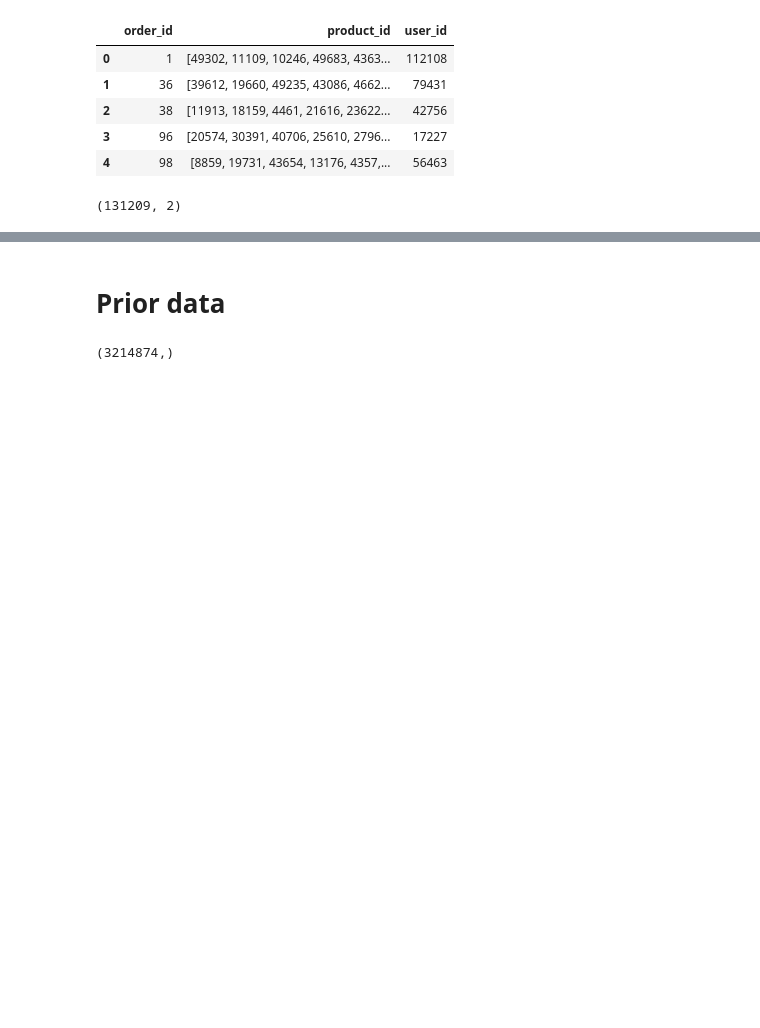
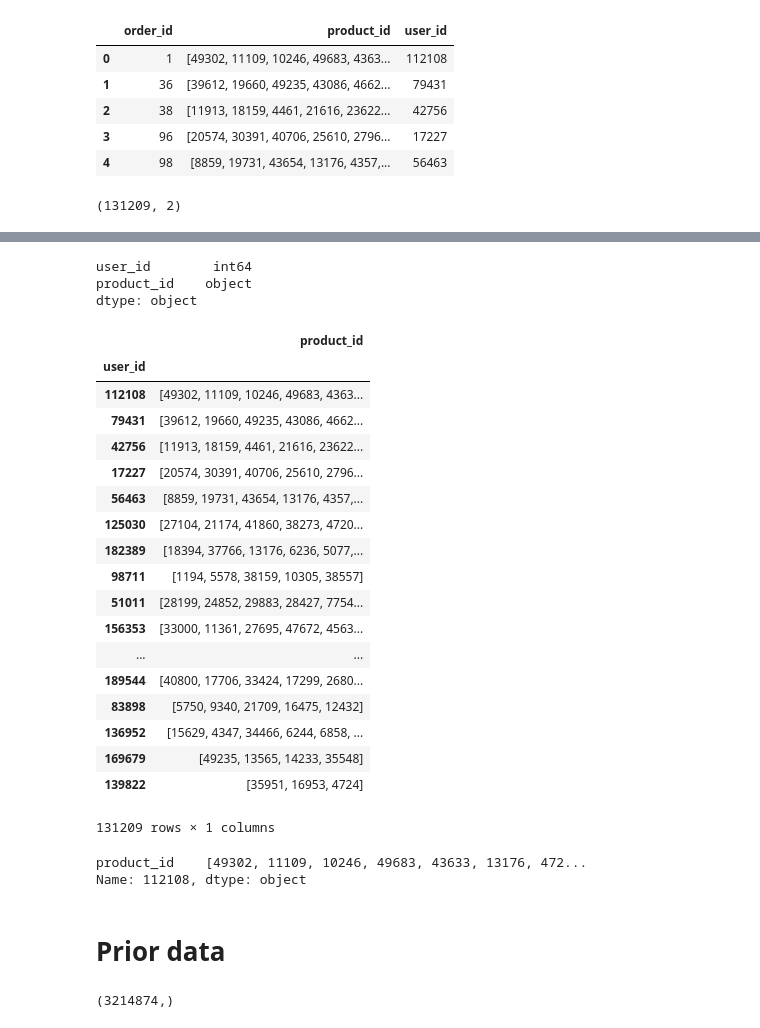
Before and after one commit to paw-lu/Instacart-data, a Jupyter notebook: Recommender/SVD-v2.ipynb, the cells around one changed output, grey strips where cells are left out. Cells and saved outputs as stored; diff of their text form; code cells hidden in the pictures; blank space fills up the shorter version.

```diff
--- a/Recommender/SVD-v2.ipynb
+++ b/Recommender/SVD-v2.ipynb
@@ -80,3 +82,38 @@ user_products__train.shape
+# %%
+user_products__train.dtypes
+# %% [output]
+user_id        int64
+product_id    object
+dtype: object
+# %%
+user_products__train.set_index('user_id', inplace=True)
+# %%
+user_products__train
+# %% [output]
+|  | product_id |
+| user_id |  |
+| 112108 | [49302, 11109, 10246, 49683, 4363... |
+| 79431 | [39612, 19660, 49235, 43086, 4662... |
+| 42756 | [11913, 18159, 4461, 21616, 23622... |
+| 17227 | [20574, 30391, 40706, 25610, 2796... |
+| 56463 | [8859, 19731, 43654, 13176, 4357,... |
+| 125030 | [27104, 21174, 41860, 38273, 4720... |
+| 182389 | [18394, 37766, 13176, 6236, 5077,... |
+| 98711 | [1194, 5578, 38159, 10305, 38557] |
+| 51011 | [28199, 24852, 29883, 28427, 7754... |
+| 156353 | [33000, 11361, 27695, 47672, 4563... |
+| ... | ... |
+| 189544 | [40800, 17706, 33424, 17299, 2680... |
+| 83898 | [5750, 9340, 21709, 16475, 12432] |
+| 136952 | [15629, 4347, 34466, 6244, 6858, ... |
+| 169679 | [49235, 13565, 14233, 35548] |
+| 139822 | [35951, 16953, 4724] |
+131209 rows × 1 columns
+# %%
+user_products__train.iloc[0]
+# %% [output]
+product_id    [49302, 11109, 10246, 49683, 43633, 13176, 472...
+Name: 112108, dtype: object
 # %% [markdown]
 # Prior data
 # %%
```
Also changed, not shown: parts of 38 cells of this notebook.
